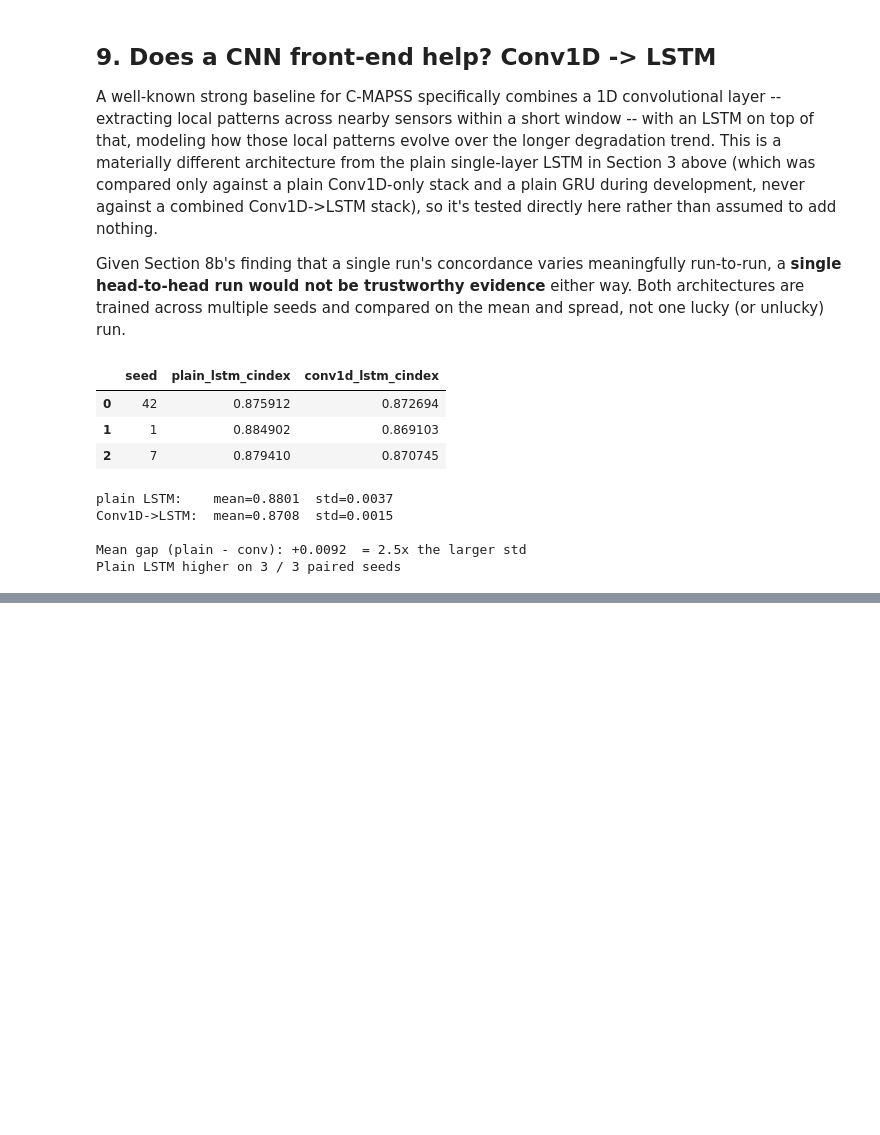
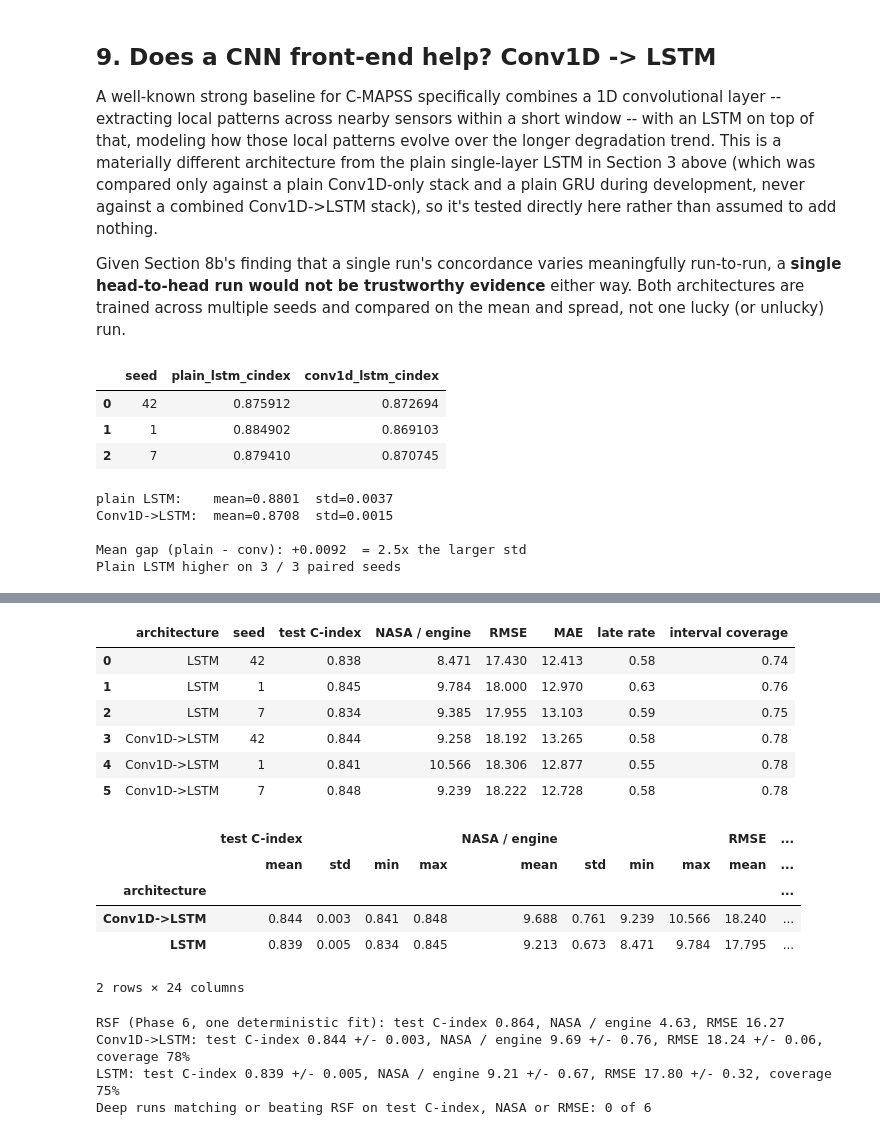
Before and after one commit to FranklinNwankwo/Jet_Engines-RUL, a Jupyter notebook: notebooks/07_deep_survival_stretch.ipynb, the cells around one changed output, grey strips where cells are left out. Drawn from its saved outputs; the diff is of its cells as text; code cells hidden in the pictures; blank space fills up the shorter version.

```diff
--- a/notebooks/07_deep_survival_stretch.ipynb
+++ b/notebooks/07_deep_survival_stretch.ipynb
@@ -426,10 +426,11 @@ def fit_and_score(name, arch_fn, seed):
 
 
 SEEDS = [42, 1, 7]
-lstm_scores, conv_lstm_scores, conv_lstm_models = [], [], []
+lstm_scores, conv_lstm_scores, lstm_models, conv_lstm_models = [], [], [], []
 for seed in SEEDS:
-    _, s = fit_and_score("lstm", build_plain_lstm, seed)
+    m, s = fit_and_score("lstm", build_plain_lstm, seed)
     lstm_scores.append(s)
+    lstm_models.append(m)
     m, s = fit_and_score("conv_lstm", build_conv_lstm, seed)
     conv_lstm_scores.append(s)
     conv_lstm_models.append(m)
@@ -506,0 +514,49 @@ full_comparison_v2.to_csv(PROCESSED_DIR / "model_comparison_fd001_all5.csv")
+# %%
+def test_metrics(model):
+    H = model.predict(X_test_3d, verbose=0)
+    S = np.cumprod(1 - H, axis=1)
+    rmst = deep_survival.discrete_rmst(S, bin_edges)
+    lo = np.array([_quantile(s, 0.95) for s in S])
+    hi = np.array([_quantile(s, 0.05) for s in S])
+    r = evaluation.evaluate_rul_predictions(true_rul, rmst, lo, hi, model_name="")
+    return {"test C-index": concordance_index(true_rul, rmst), "NASA / engine": r["nasa_score_mean"],
+            "RMSE": r["rmse"], "MAE": r["mae"], "late rate": r["late_prediction_rate"],
+            "interval coverage": r["interval_coverage"]}
+
+rows = []
+for arch, ms in [("LSTM", lstm_models), ("Conv1D->LSTM", conv_lstm_models)]:
+    for seed, m in zip(SEEDS, ms):
+        rows.append({"architecture": arch, "seed": seed, **test_metrics(m)})
+seed_test = pd.DataFrame(rows)
+display(seed_test.round(3))
+
+summary = seed_test.drop(columns="seed").groupby("architecture").agg(["mean", "std", "min", "max"])
+display(summary.round(3))
+
+rsf = prior_results.loc["Random Survival Forest"]
+rsf_cindex, rsf_nasa, rsf_rmse = rsf["test_cindex"], rsf["nasa_score"] / len(true_rul), rsf["rmse"]
+print(f"RSF (Phase 6, one deterministic fit): test C-index {rsf_cindex:.3f}, NASA / engine {rsf_nasa:.2f}, RMSE {rsf_rmse:.2f}")
+for arch, g in seed_test.groupby("architecture"):
+    print(f"{arch}: test C-index {g['test C-index'].mean():.3f} +/- {g['test C-index'].std():.3f}, "
+          f"NASA / engine {g['NASA / engine'].mean():.2f} +/- {g['NASA / engine'].std():.2f}, "
+          f"RMSE {g['RMSE'].mean():.2f} +/- {g['RMSE'].std():.2f}, coverage {g['interval coverage'].mean():.0%}")
+beats = (seed_test["test C-index"] >= rsf_cindex) | (seed_test["NASA / engine"] <= rsf_nasa) | (seed_test["RMSE"] <= rsf_rmse)
+print(f"Deep runs matching or beating RSF on test C-index, NASA or RMSE: {int(beats.sum())} of {len(seed_test)}")
+# %% [output]
+|  | architecture | seed | test C-index | NASA / engine | RMSE | MAE | late rate | interval coverage |
+| 0 | LSTM | 42 | 0.838 | 8.471 | 17.430 | 12.413 | 0.58 | 0.74 |
+| 1 | LSTM | 1 | 0.845 | 9.784 | 18.000 | 12.970 | 0.63 | 0.76 |
+| 2 | LSTM | 7 | 0.834 | 9.385 | 17.955 | 13.103 | 0.59 | 0.75 |
+| 3 | Conv1D->LSTM | 42 | 0.844 | 9.258 | 18.192 | 13.265 | 0.58 | 0.78 |
+| 4 | Conv1D->LSTM | 1 | 0.841 | 10.566 | 18.306 | 12.877 | 0.55 | 0.78 |
+| 5 | Conv1D->LSTM | 7 | 0.848 | 9.239 | 18.222 | 12.728 | 0.58 | 0.78 |
+|  | test C-index |  |  |  | NASA / engine |  |  |  | RMSE | ... |
+|  | mean | std | min | max | mean | std | min | max | mean | ... |
+| architecture |  |  |  |  |  |  |  |  |  | ... |
+| Conv1D->LSTM | 0.844 | 0.003 | 0.841 | 0.848 | 9.688 | 0.761 | 9.239 | 10.566 | 18.240 | ... |
+| LSTM | 0.839 | 0.005 | 0.834 | 0.845 | 9.213 | 0.673 | 8.471 | 9.784 | 17.795 | ... |
+2 rows × 24 columns
+RSF (Phase 6, one deterministic fit): test C-index 0.864, NASA / engine 4.63, RMSE 16.27
+Conv1D->LSTM: test C-index 0.844 +/- 0.003, NASA / engine 9.69 +/- 0.76, RMSE 18.24 +/- 0.06, coverage 78%
+LSTM: test C-index 0.839 +/- 0.005, NASA / engine 9.21 +/- 0.67, RMSE 17.80 +/- 0.32, coverage 75%
+Deep runs matching or beating RSF on test C-index, NASA or RMSE: 0 of 6
```
Also changed, not shown: parts of 4 cells of this notebook, 5 other files.
